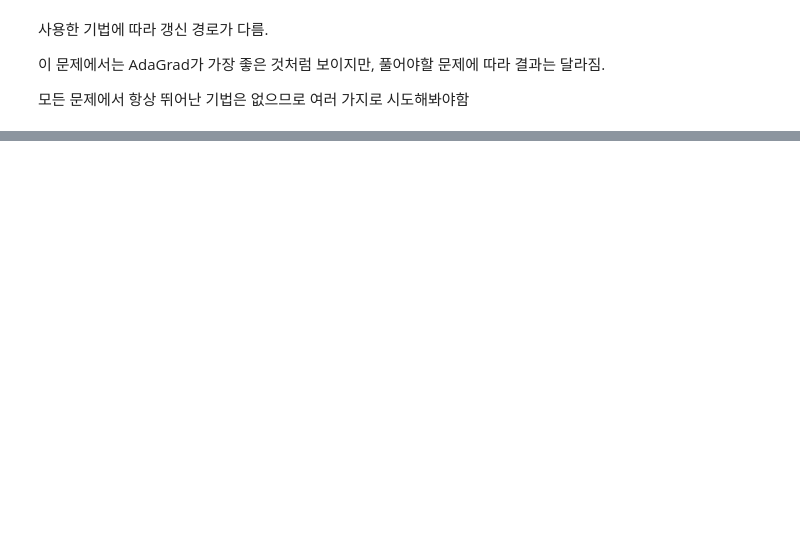
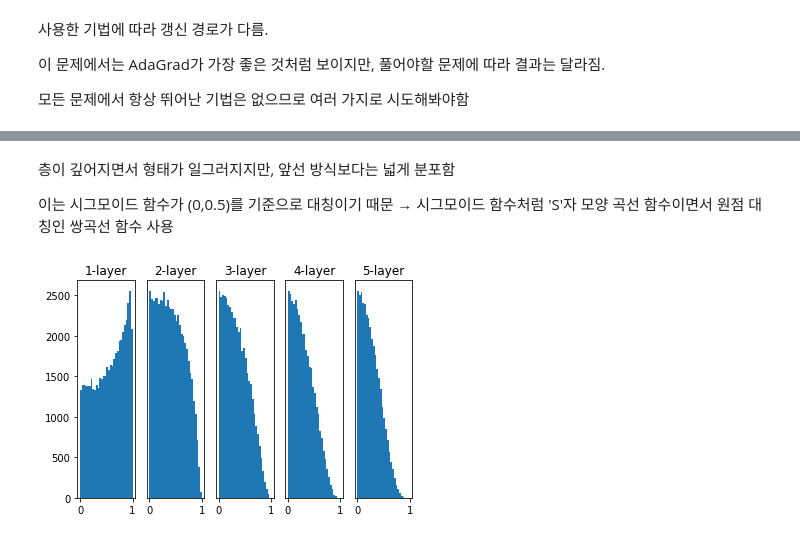
Before and after one commit to YBIGTA/Data-Science, a Jupyter notebook: docs/9_Deep_Learning_from_Scratch/Ch6. 학습 관련 기술.ipynb, the cells around one changed output, grey strips where cells are left out. Drawn from its saved outputs; the diff is of its cells as text; code cells hidden in the pictures; blank space fills up the shorter version.

```diff
--- a/docs/9_Deep_Learning_from_Scratch/Ch6. 학습 관련 기술.ipynb
+++ b/docs/9_Deep_Learning_from_Scratch/Ch6. 학습 관련 기술.ipynb
@@ -144,0 +317,48 @@ y축 방향은 기울기가 커서 처음에는 크게 움직이지만, 큰 움
+# %% [markdown]
+층이 깊어지면서 형태가 일그러지지만, 앞선 방식보다는 넓게 분포함
+
+이는 시그모이드 함수가 (0,0.5)를 기준으로 대칭이기 때문 → 시그모이드 함수처럼 'S'자 모양 곡선 함수이면서 원점 대칭인 쌍곡선 함수 사용
+# %%
+import numpy as np
+import matplotlib.pyplot as plt
+
+
+def sigmoid(x):
+    return 1 / (1 + np.exp(-x))
+
+
+def ReLU(x):
+    return np.maximum(0, x)
+
+
+def tanh(x):
+    return np.tanh(x)
+
+input_data = np.random.randn(1000, 100)  # 1000개의 입력 데이터를 무작위로 생성
+node_num = 100  # 각 은닉층의 노드(뉴런) 수
+hidden_layer_size = 5  # 은닉층이 5개
+activations = {}  # 이곳에 활성화 결과를 저장
+
+x = input_data
+
+for i in range(hidden_layer_size):
+    if i != 0:
+        x = activations[i-1]
+
+    w = np.random.randn(node_num, node_num) * np.sqrt(1.0 / node_num)
+
+    a = np.dot(x, w)
+
+    z = tanh(a)
+
+    activations[i] = z
+
+# 히스토그램 그리기
+for i, a in activations.items():
+    plt.subplot(1, len(activations), i+1)
+    plt.title(str(i+1) + "-layer")
+    if i != 0: plt.yticks([], [])
+    plt.hist(a.flatten(), 30, range=(0,1))
+plt.show()
+# %% [output]
+[figure, added]
```
Also changed, not shown: parts of 14 cells of this notebook.
